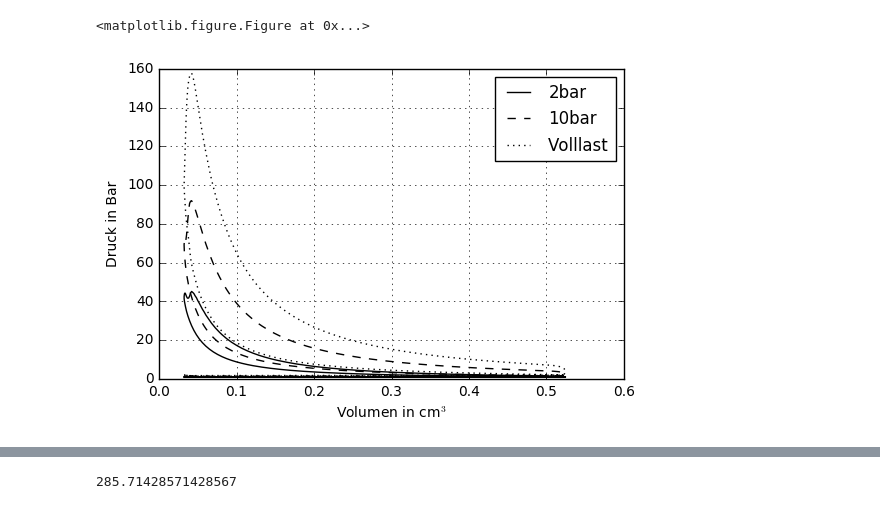
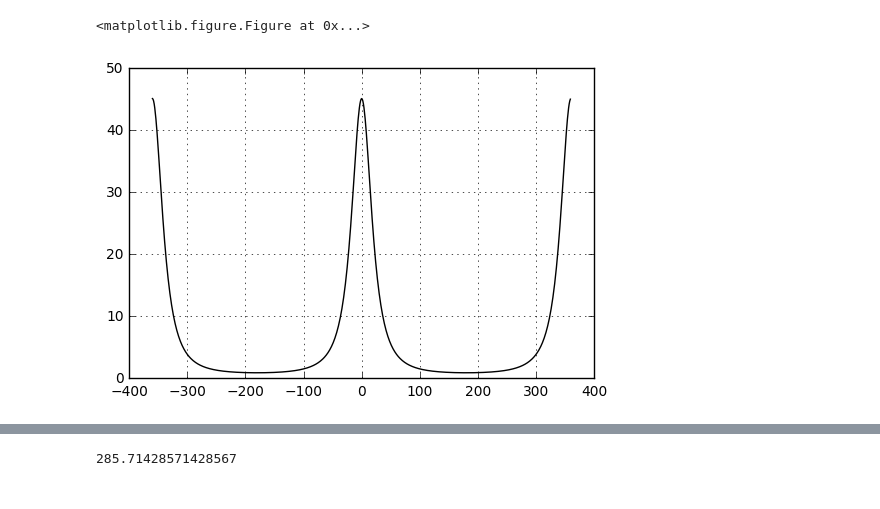
Before and after one commit to BMaxV/Motorkennfeldplot, a Jupyter notebook: main.ipynb, the cells around one changed output, grey strips where cells are left out. Saved outputs shown, nothing was run; the diff lists cells and outputs as text; code cells hidden in the pictures.

```diff
--- a/main.ipynb
+++ b/main.ipynb
@@ -139,31 +120,23 @@ vmax 0.4921112469298378
-# %%
-#print(Vs[0:100])
-#Aufpassen, ich brauche entweder nur einen Ladungswechsel, oder ich muss mitteln
-#unabhängig davon, habe ich
-#jetzt alle Werte für p und V
-#und man kann das p V diagram plotten
-
-#dummy werte
-#Vs=[4,2,2,4,1,3,4]
-#ps=[2,2,1,1,8,8,2]
-
-#plt.xlim(0.0002,0.0008)
-fig, ax = plt.subplots()
-Vsccm=[]
-for v in Vs:
-    Vsccm.append(v)
-ax.grid(True)
-plt.plot(Vsccm,druckwinkel[0][2],color="black",label="2bar")
-plt.plot(Vsccm,druckwinkel[1][2],color="black",linestyle="--",label="10bar")
-plt.plot(Vsccm,druckwinkel[2][2],color="black",linestyle=":",label="Volllast")
-
-plt.xlabel("Volumen in cm${^3}$")
-plt.ylabel("Druck in Bar")
-plt.legend()
-plt.savefig("PV.jpg")
-plt.show()
-
-plt.clf()
-# %% [output]
-<matplotlib.figure.Figure at 0x...>
-[figure, removed]
+# %%
+#idealer Schleppdruck
+
+def Schleppdruck(p1=10**5,V=1,V_max=1):
+    p2=p1*(V_max/V)**1.4
+    return p2
+p2s=[]
+for V in Vs:
+    #print(V,V_max)
+    p2=Schleppdruck(1,V,V_max)
+    p2s.append(p2)
+    a=1
+
+x=[i for i in range(-round(len(p2s)/2),round(len(p2s)/2))]
+#print(x)
+fig, ax = plt.subplots()
+ax.grid(True)
+plt.plot(x,p2s,color="black")
+plt.savefig("Schleppdruck.jpg")
+plt.show()
+# %% [output]
+<matplotlib.figure.Figure at 0x...>
+[figure, added]
```
Also changed, not shown: parts of 12 cells of this notebook.
